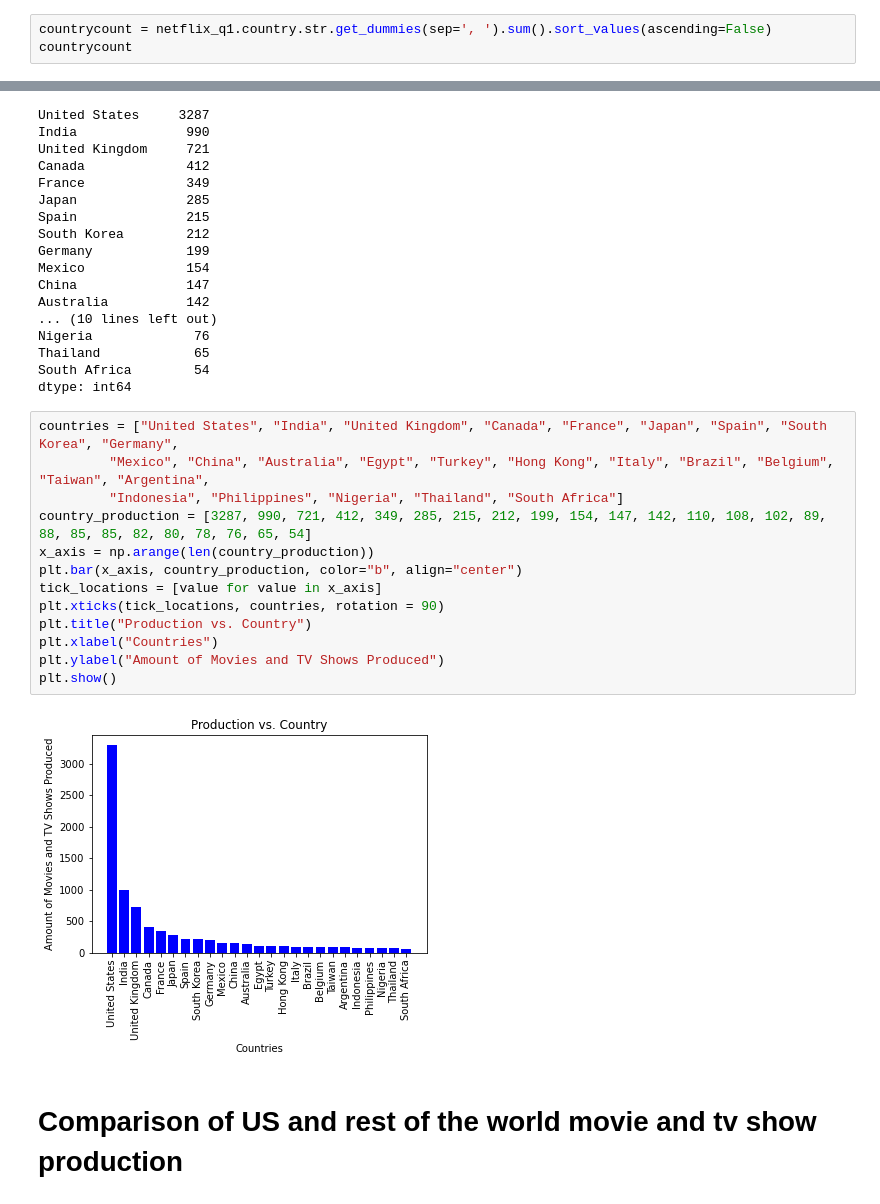
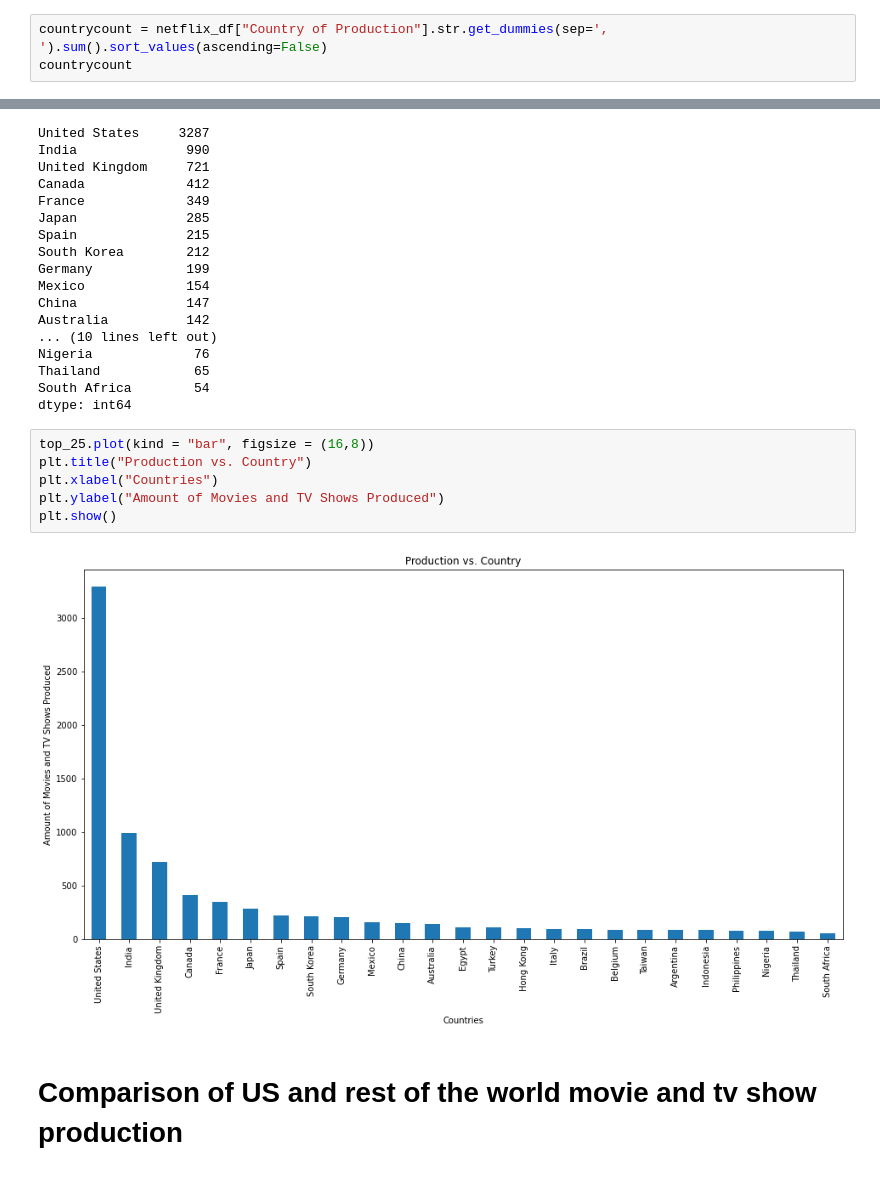
Before and after one commit to terrilvallikalam/Project1-TheFloorIsJava, a Jupyter notebook: Question 2.ipynb, the cells around one changed output, grey strips where cells are left out. Drawn from its saved outputs; the diff is of its cells as text.

```diff
--- a/Question 2.ipynb
+++ b/Question 2.ipynb
@@ -57,5 +60,5 @@ netflix_q1
 # %%
-countrycount = netflix_q1.country.str.get_dummies(sep=', ').sum().sort_values(ascending=False)
+countrycount = netflix_df["Country of Production"].str.get_dummies(sep=', ').sum().sort_values(ascending=False)
 countrycount
 # %% [output]
 United States         3287
@@ -91,21 +94,14 @@ Nigeria             76
 Thailand            65
 South Africa        54
 dtype: int64
-# %%
-countries = ["United States", "India", "United Kingdom", "Canada", "France", "Japan", "Spain", "South Korea", "Germany",
-         "Mexico", "China", "Australia", "Egypt", "Turkey", "Hong Kong", "Italy", "Brazil", "Belgium", "Taiwan", "Argentina",
-         "Indonesia", "Philippines", "Nigeria", "Thailand", "South Africa"]
-country_production = [3287, 990, 721, 412, 349, 285, 215, 212, 199, 154, 147, 142, 110, 108, 102, 89, 88, 85, 85, 82, 80, 78, 76, 65, 54]
-x_axis = np.arange(len(country_production))
-plt.bar(x_axis, country_production, color="b", align="center")
-tick_locations = [value for value in x_axis]
-plt.xticks(tick_locations, countries, rotation = 90)
-plt.title("Production vs. Country")
-plt.xlabel("Countries")
-plt.ylabel("Amount of Movies and TV Shows Produced")
-plt.show()
-# %% [output]
-[figure, removed]
+# %%
+top_25.plot(kind = "bar", figsize = (16,8))
+plt.title("Production vs. Country")
+plt.xlabel("Countries")
+plt.ylabel("Amount of Movies and TV Shows Produced")
+plt.show()
+# %% [output]
+[figure, added]
 # %% [markdown]
 # Comparison of US and rest of the world movie and tv show production
 # %% [markdown]
```
Also changed, not shown: parts of 13 cells of this notebook, 2 other files.
